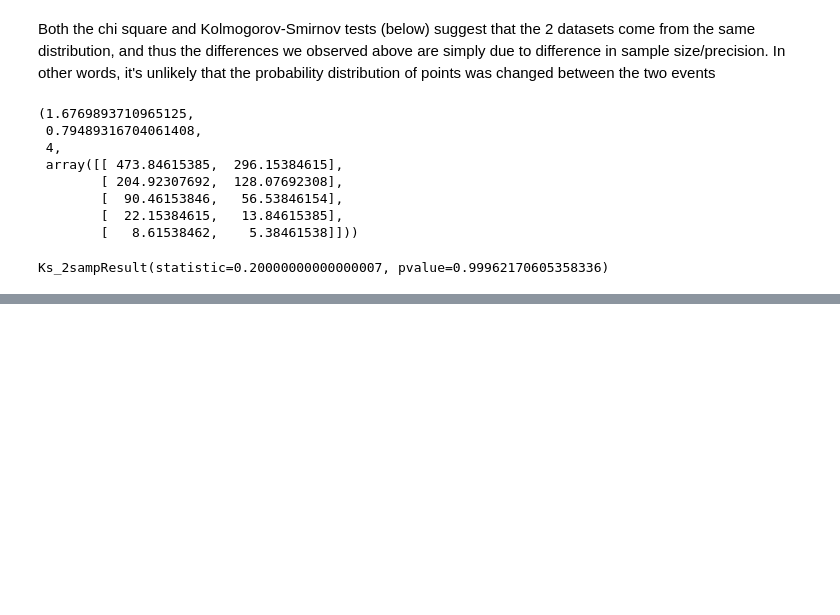
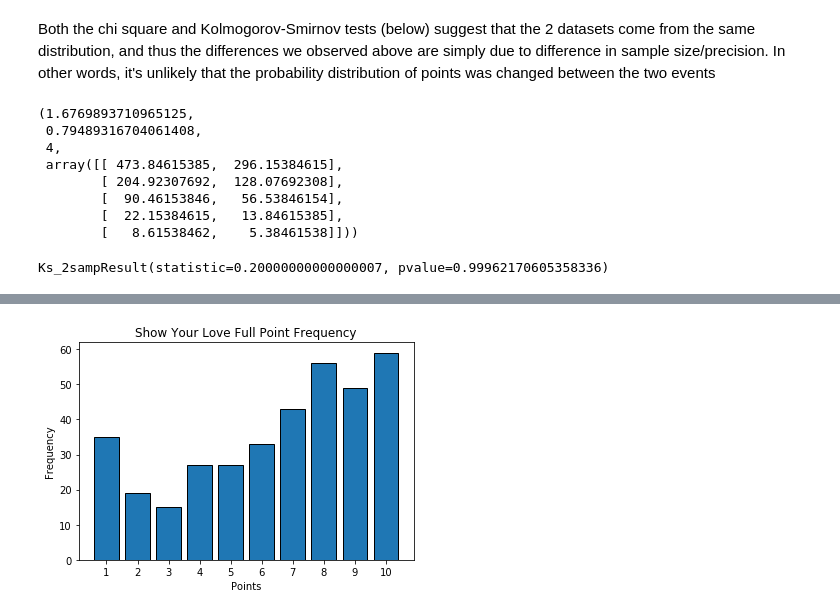
Before and after one commit to sho-87/rok-data, a Jupyter notebook: holiday_events/show_your_love.ipynb, the cells around one changed output, grey strips where cells are left out. Saved outputs shown, nothing was run; the diff lists cells and outputs as text; code cells hidden in the pictures; blank space fills up the shorter version.

Commit message:
Update holiday data

```diff
--- a/holiday_events/show_your_love.ipynb
+++ b/holiday_events/show_your_love.ipynb
@@ -148,0 +152,2 @@ Ks_2sampResult(statistic=0.20000000000000007, pvalue=0.99962170605358336)
+# %%
+df_single = pd.read_excel('data/show_your_love.xlsm', sheet_name='singles')
@@ -148,0 +164,3 @@ Ks_2sampResult(statistic=0.20000000000000007, pvalue=0.99962170605358336)
+# %%
+df_single_count = df_single.groupby('gain').size()
+df_single_count
@@ -148,0 +180,10 @@ Ks_2sampResult(statistic=0.20000000000000007, pvalue=0.99962170605358336)
+# %%
+plt.bar(df_single_count.index, df_single_count, edgecolor='k')
+plt.xticks(df_single_count.index)
+plt.xlabel('Points')
+plt.ylabel('Frequency')
+plt.title('Show Your Love Full Point Frequency')
+plt.savefig('plots/show_your_love_singles.png')
+plt.show()
+# %% [output]
+[figure, added]
```
Also changed, not shown: parts of 13 cells of this notebook, 1 other file.
